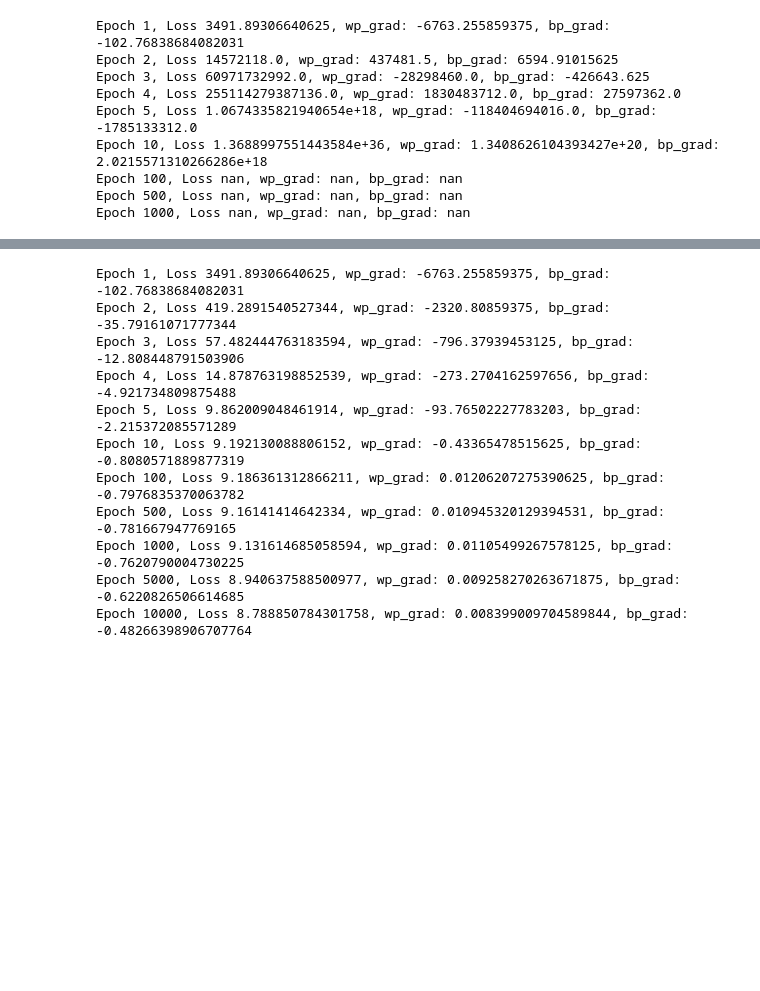
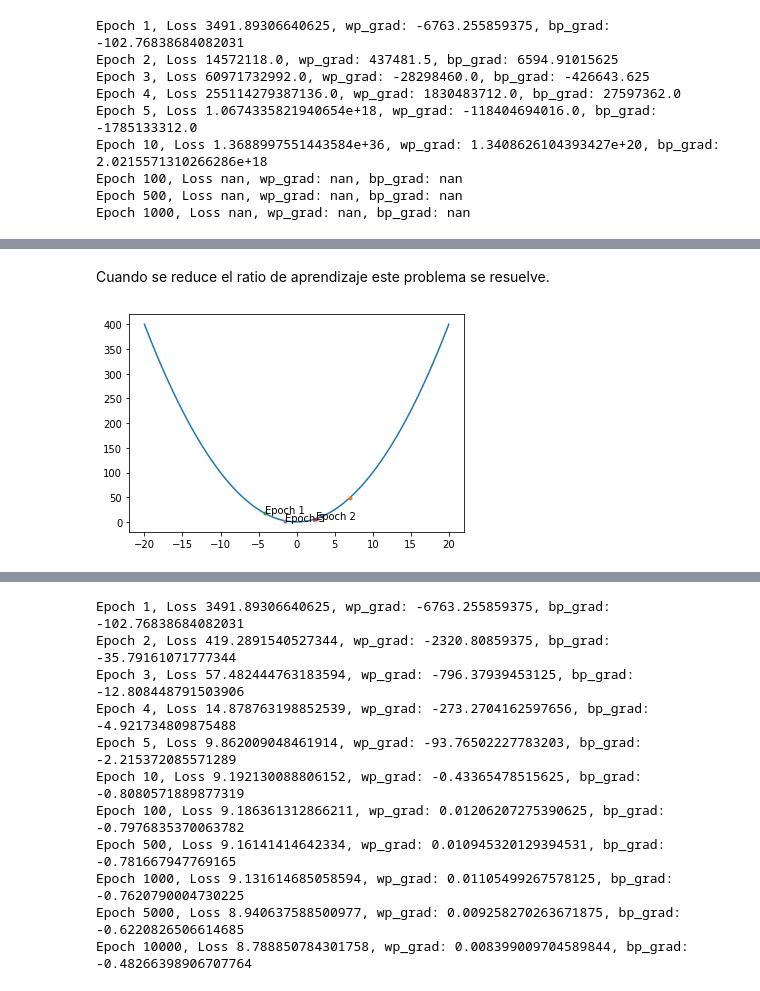
Before and after one commit to rusamentiaga/pytorch-test, a Jupyter notebook: 2_learning.ipynb, the cells around one changed output, grey strips where cells are left out. Drawn from its saved outputs; the diff is of its cells as text; code cells hidden in the pictures; blank space fills up the shorter version.

```diff
--- a/2_learning.ipynb
+++ b/2_learning.ipynb
@@ -220,0 +226,11 @@ TypeError: ignored
+# %% [markdown]
+Cuando se reduce el ratio de aprendizaje este problema se resuelve.
+# %%
+plt.plot(xt,yt)
+
+n_epochs = 3
+learning_rate = 0.8
+
+train_test(n_epochs, learning_rate, xi, yi)
+# %% [output]
+[figure, added]
```
Also changed, not shown: parts of 34 cells of this notebook.
